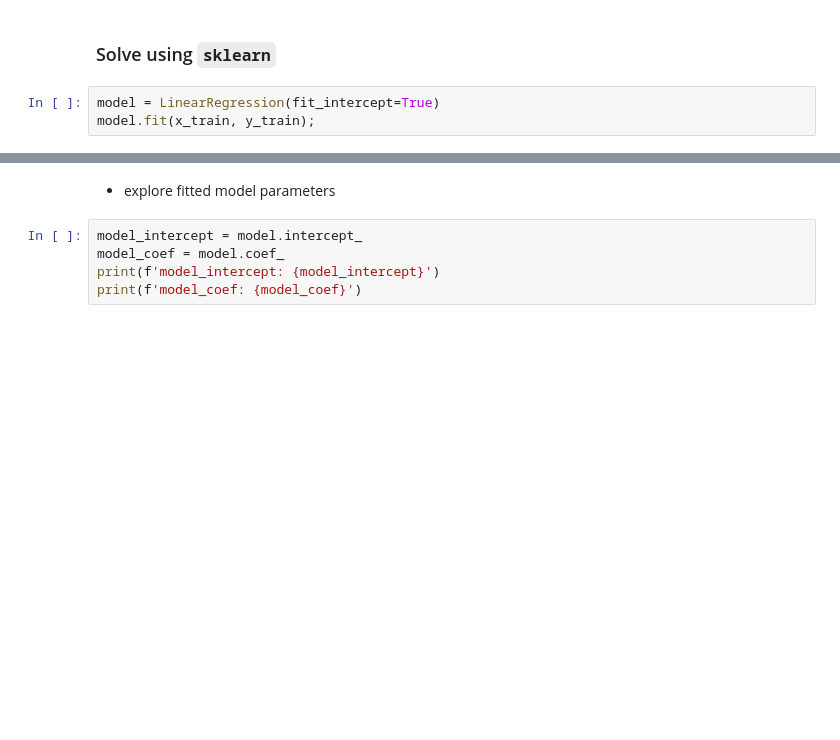
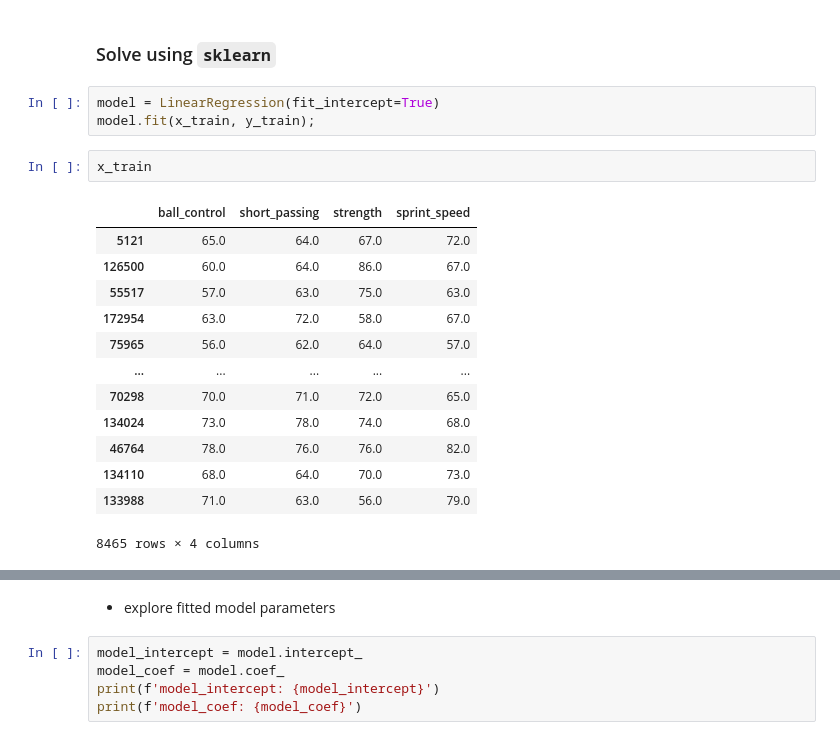
Before and after one commit to codekot/linear_regression, a Jupyter notebook: linear_regression.ipynb, the cells around one changed output, grey strips where cells are left out. Cells and saved outputs as stored; diff of their text form; blank space fills up the shorter version.

```diff
--- a/linear_regression.ipynb
+++ b/linear_regression.ipynb
@@ -884,3 +886,19 @@ sns.pairplot(DF_TRAIN[cols], plot_kws={'s': 7, 'alpha': 0.5});
 # %%
 model = LinearRegression(fit_intercept=True)
 model.fit(x_train, y_train);
+# %%
+x_train
+# %% [output]
+|  | ball_control | short_passing | strength | sprint_speed |
+| 5121 | 65.0 | 64.0 | 67.0 | 72.0 |
+| 126500 | 60.0 | 64.0 | 86.0 | 67.0 |
+| 55517 | 57.0 | 63.0 | 75.0 | 63.0 |
+| 172954 | 63.0 | 72.0 | 58.0 | 67.0 |
+| 75965 | 56.0 | 62.0 | 64.0 | 57.0 |
+| ... | ... | ... | ... | ... |
+| 70298 | 70.0 | 71.0 | 72.0 | 65.0 |
+| 134024 | 73.0 | 78.0 | 74.0 | 68.0 |
+| 46764 | 78.0 | 76.0 | 76.0 | 82.0 |
+| 134110 | 68.0 | 64.0 | 70.0 | 73.0 |
+| 133988 | 71.0 | 63.0 | 56.0 | 79.0 |
+8465 rows × 4 columns
```
Also changed, not shown: parts of 12 cells of this notebook.
